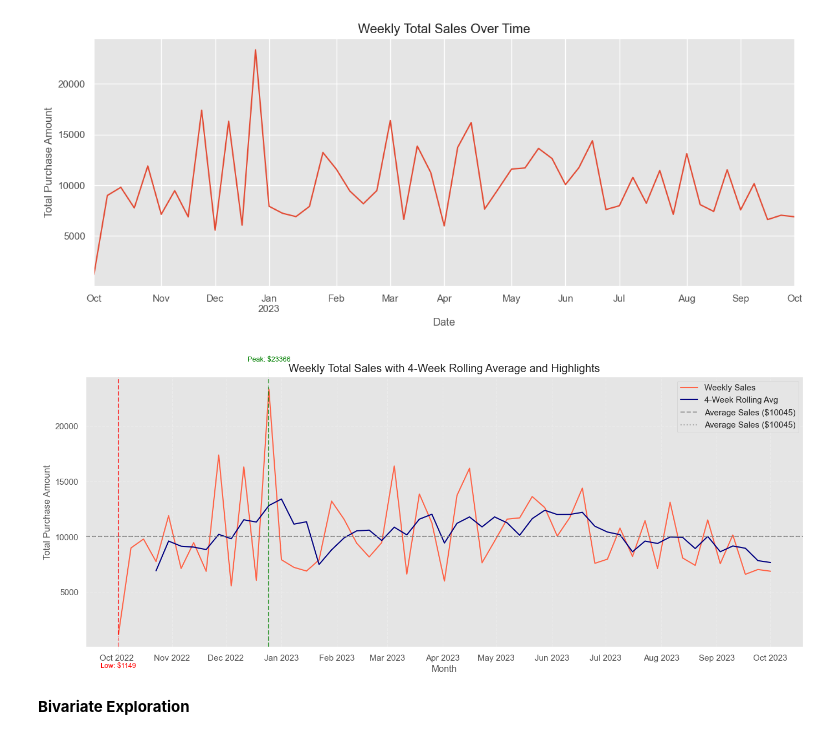
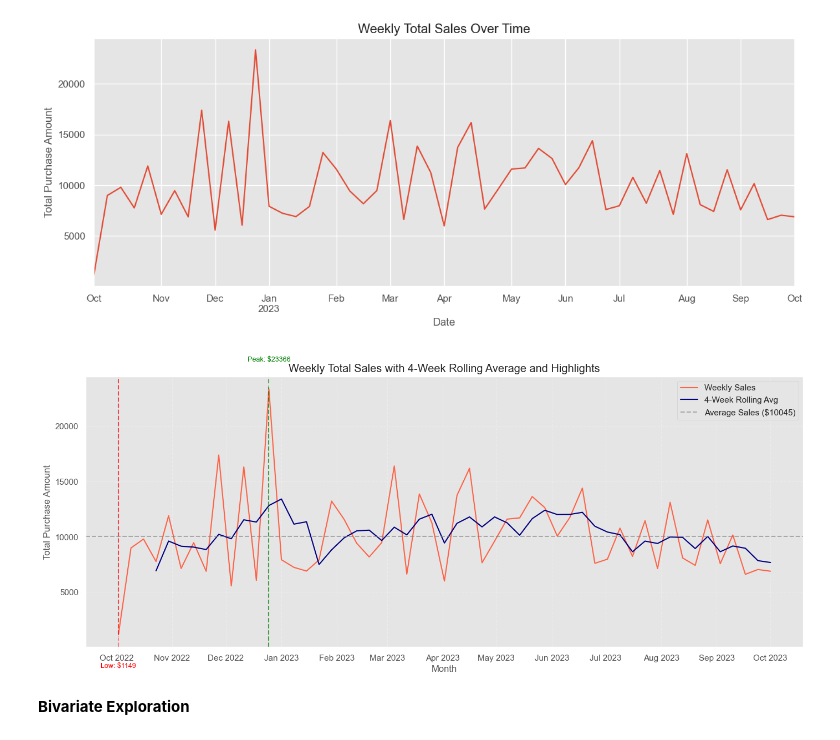
Before and after one commit to mandele1999/fashion-retail-sales, a Jupyter notebook: notebooks/02_data _exploration.ipynb, the cells around one changed output. Drawn from its saved outputs; the diff is of its cells as text; code cells hidden in the pictures.

Commit message:
Update plots

```diff
--- a/notebooks/02_data _exploration.ipynb
+++ b/notebooks/02_data _exploration.ipynb
@@ -135,10 +135,6 @@ df_weekly['rolling_avg'] = df_weekly['total_purchase_amount'].rolling(window=4).
 plt.figure(figsize=(14, 6))
 plt.plot(df_weekly.index, df_weekly['total_purchase_amount'], label='Weekly Sales', color='tomato')
 plt.plot(df_weekly.index, df_weekly['rolling_avg'], label='4-Week Rolling Avg', color='navy')
-
-# Horizontal average line
-avg_sales = df_weekly['total_purchase_amount'].mean()
-plt.axhline(avg_sales, linestyle='--', color='gray', alpha=0.7, label=f'Average Sales (${avg_sales:.0f})')
 
 # Annotate Peak
 peak_date = df_weekly['total_purchase_amount'].idxmax()
@@ -152,35 +148,35 @@ plt.annotate(f'Peak: ${peak_value:.0f}',
              ha='center', fontsize=9, color='green')
 
 # Annotate Lowest point
 low_date = df_weekly['total_purchase_amount'].idxmin()
 low_value = df_weekly['total_purchase_amount'].min()
 plt.axvline(x=low_date, linestyle='--', color='red', alpha=0.7)
 # plt.axhline(y=low_value, linestyle='--', color='red', alpha=0.7)
 plt.annotate(f'Low: ${low_value:.0f}',
              xy=(low_date, low_value),
              xytext=(low_date, low_value - 3000),
              arrowprops=dict(facecolor='red', arrowstyle='->'),
              ha='center', fontsize=9, color='red')
 
 # Overall average reference line
 avg_sales = df_weekly['total_purchase_amount'].mean()
-plt.axhline(avg_sales, linestyle=':', color='gray', alpha=0.6, label=f'Average Sales (${avg_sales:.0f})')
+plt.axhline(avg_sales, linestyle='--', color='gray', alpha=0.6, label=f'Average Sales (${avg_sales:.0f})')
 
 # X-axis formatting with month names
 plt.gca().xaxis.set_major_formatter(mdates.DateFormatter('%b %Y'))
 plt.gca().xaxis.set_major_locator(mdates.MonthLocator())
 # plt.xticks(rotation=45)
 
 # Final plot labels and layout
 plt.title("Weekly Total Sales with 4-Week Rolling Average and Highlights")
 plt.ylabel("Total Purchase Amount")
 plt.xlabel("Month")
 plt.legend()
 plt.grid(True, linestyle='--', alpha=0.3)
 plt.tight_layout()
 plt.show()
 # %% [output]
-[figure, old version]
+[figure, new version]
 # %% [markdown]
 **Bivariate Exploration**
 # %%
```
